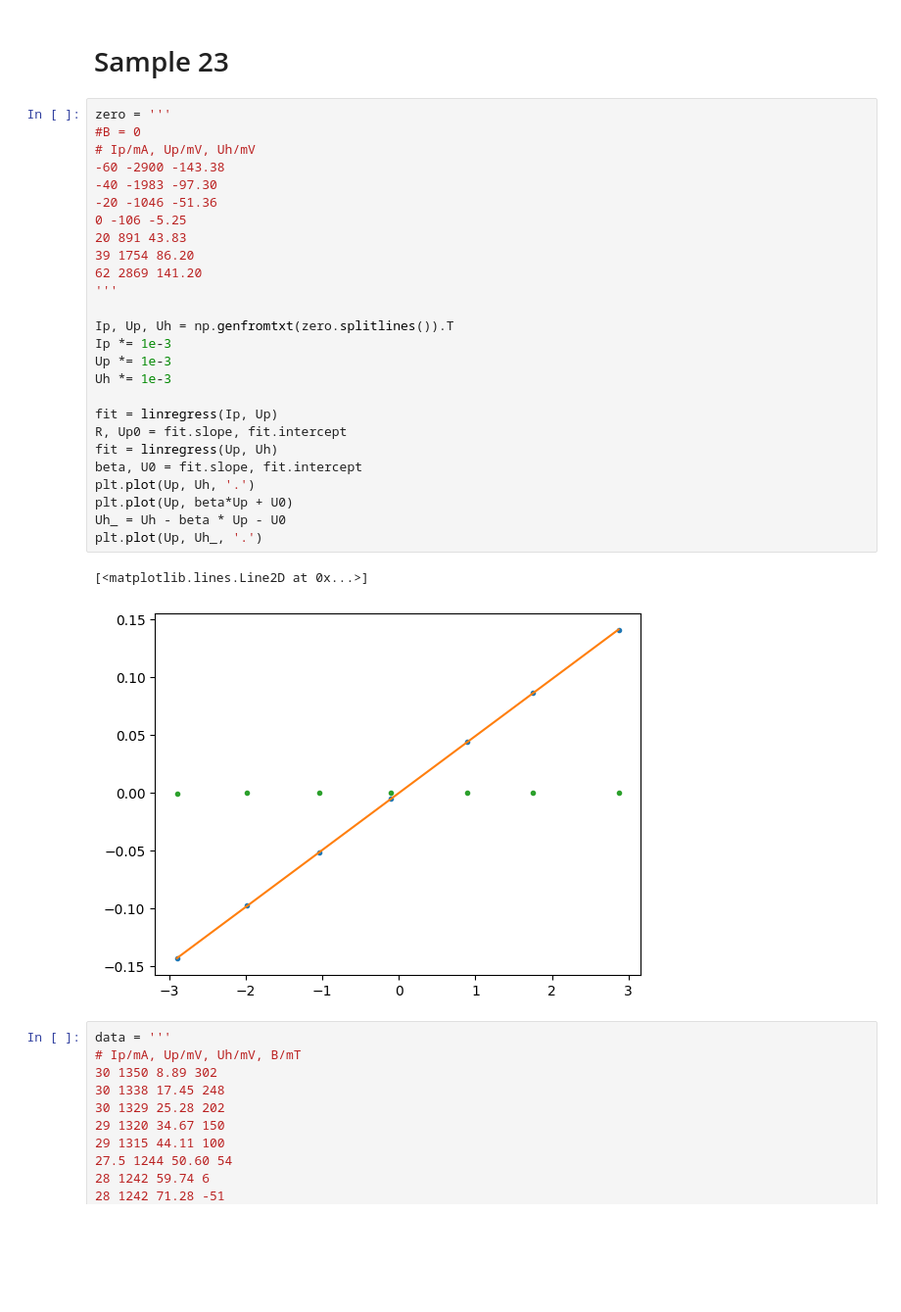
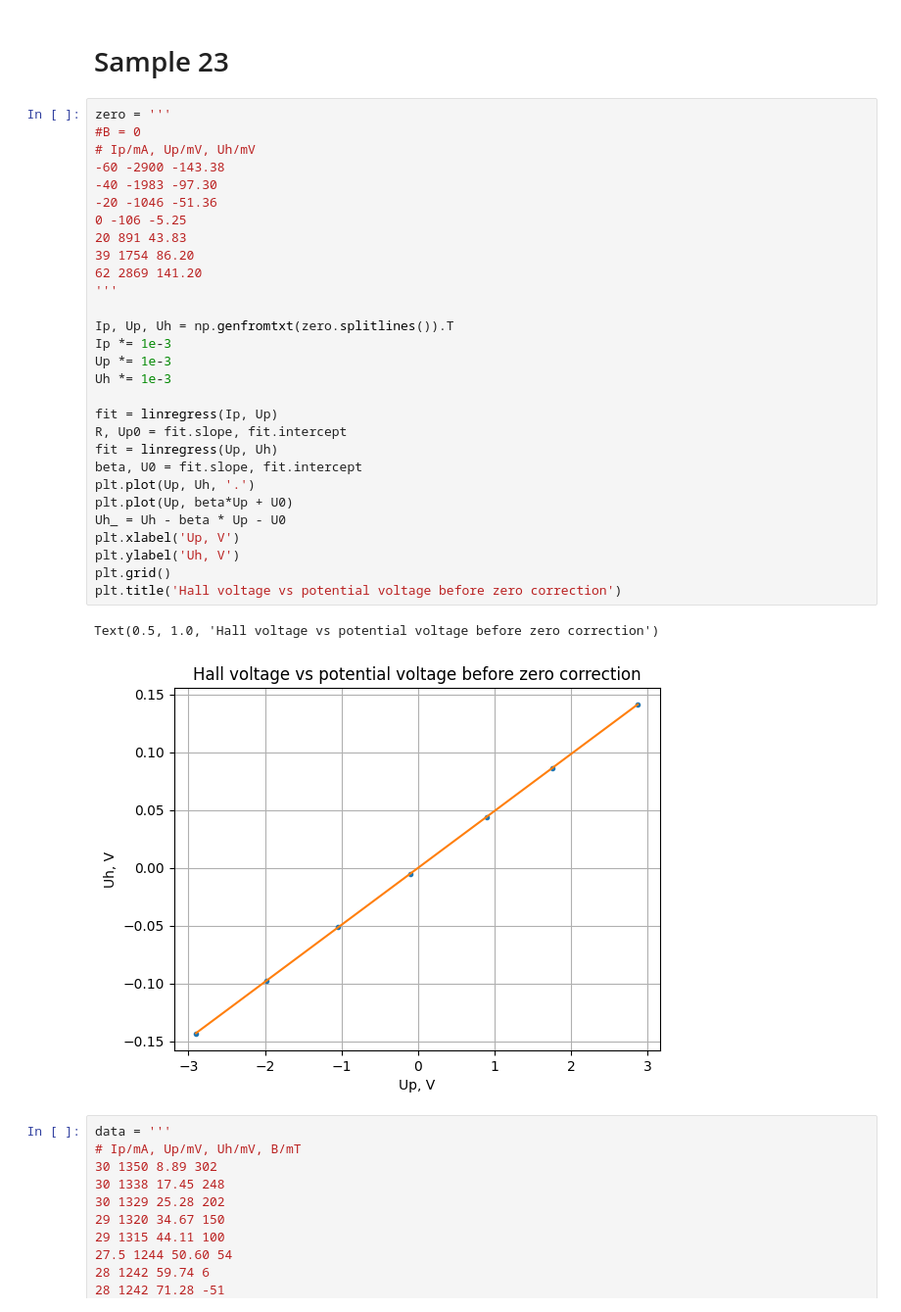
Before and after one commit to evgeny-kolonsky/Lab4, a Jupyter notebook: Hall/Hall_zeroB_measurements.ipynb, the cells around one changed output. Shown at 98% size. Saved outputs shown, nothing was run; the diff lists cells and outputs as text; blank space fills up the shorter version.

Commit message:
v.0.1.1 zero correction

```diff
--- a/Hall/Hall_zeroB_measurements.ipynb
+++ b/Hall/Hall_zeroB_measurements.ipynb
@@ -86,32 +86,35 @@ for name in names:
 # %%
 zero = '''
 #B = 0
 # Ip/mA, Up/mV, Uh/mV
 -60 -2900 -143.38
 -40 -1983 -97.30
 -20 -1046 -51.36
 0 -106 -5.25
 20 891 43.83
 39 1754 86.20
 62 2869 141.20
 '''
 
 Ip, Up, Uh = np.genfromtxt(zero.splitlines()).T
 Ip *= 1e-3
 Up *= 1e-3
 Uh *= 1e-3
 
 fit = linregress(Ip, Up)
 R, Up0 = fit.slope, fit.intercept
 fit = linregress(Up, Uh)
 beta, U0 = fit.slope, fit.intercept
 plt.plot(Up, Uh, '.')
 plt.plot(Up, beta*Up + U0)
 Uh_ = Uh - beta * Up - U0
-plt.plot(Up, Uh_, '.')
+plt.xlabel('Up, V')
+plt.ylabel('Uh, V')
+plt.grid()
+plt.title('Hall voltage vs potential voltage before zero correction')
 # %% [output]
-[<matplotlib.lines.Line2D at 0x...>]
+Text(0.5, 1.0, 'Hall voltage vs potential voltage before zero correction')
-[figure, old version]
+[figure, new version]
 # %%
 data = '''
 # Ip/mA, Up/mV, Uh/mV, B/mT
```
Also changed, not shown: parts of 2 cells of this notebook.
